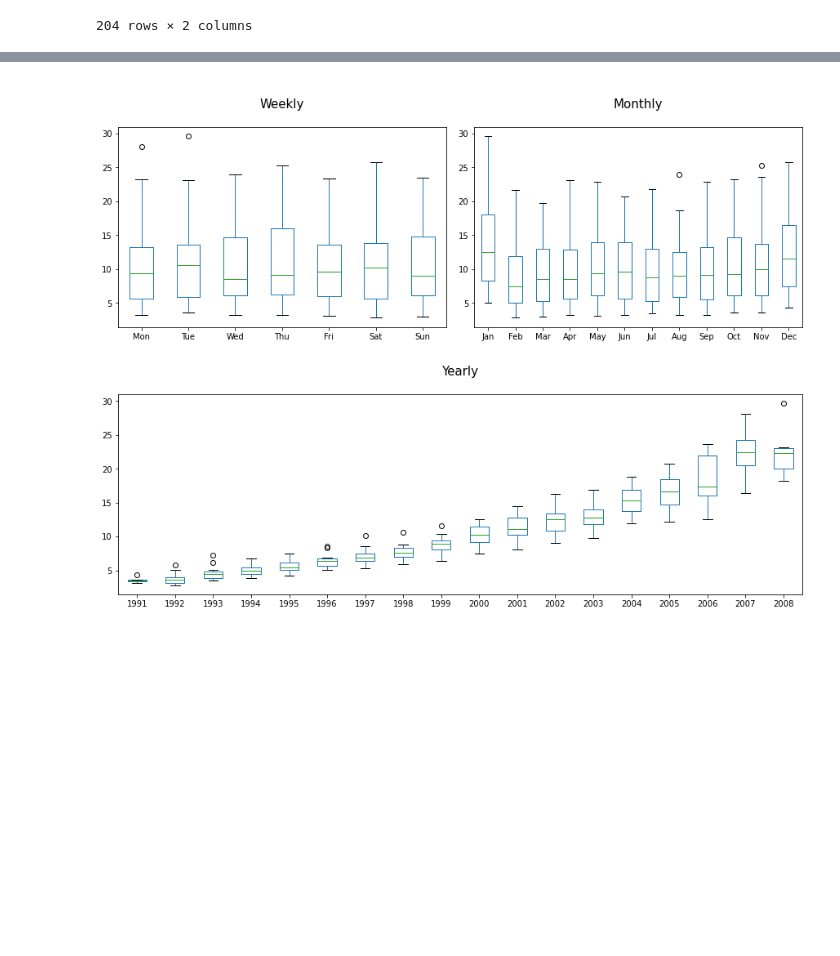
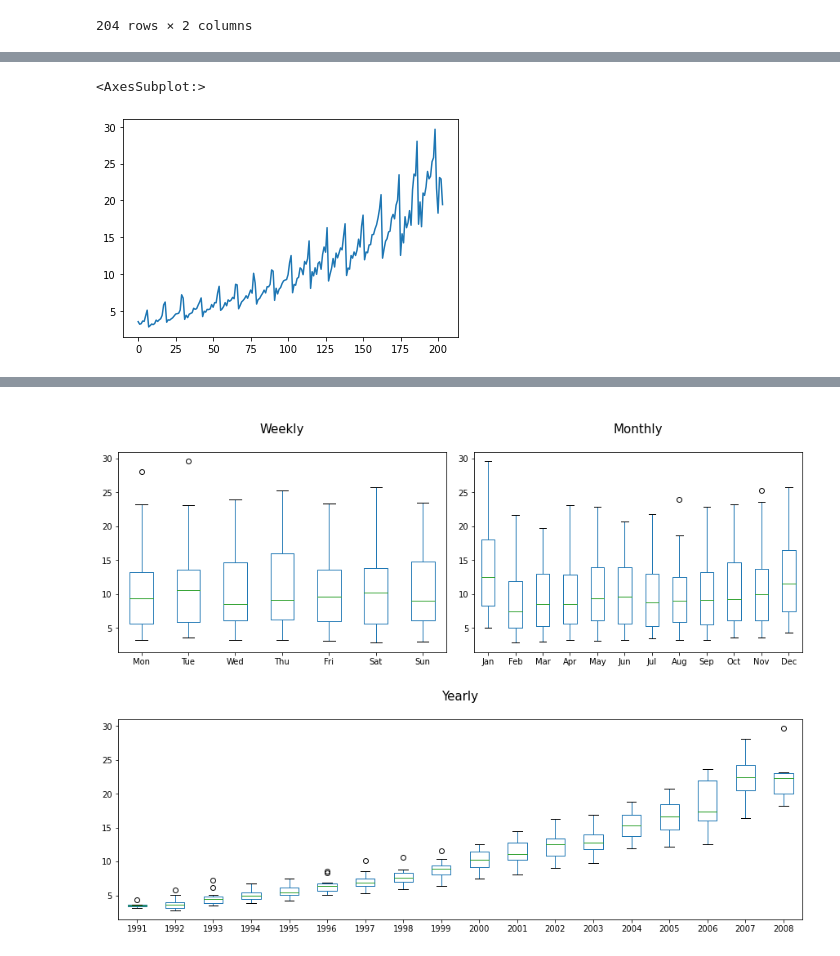
Before and after one commit to AaronNHorvitz/WanderingGoose, a Jupyter notebook: Sandbox/Time Series EDA.ipynb, the cells around one changed output, grey strips where cells are left out. Drawn from its saved outputs; the diff is of its cells as text; code cells hidden in the pictures; blank space fills up the shorter version.

```diff
--- a/Sandbox/Time Series EDA.ipynb
+++ b/Sandbox/Time Series EDA.ipynb
@@ -31,0 +60,12 @@ df
+# %%
+data = pd.DataFrame(
+    lowess(endog=df['y'],exog=np.arange(len(df['y'])),frac=0.15)[:, 1], columns=['y_lowess']
+)
+data = pd.merge(df,data, left_index=True, right_index=True)
+
+data['residuals']=data['y']-data['y_lowess']
+# %%
+data['y'].plot()
+# %% [output]
+<AxesSubplot:>
+[figure, added]
```
Also changed, not shown: parts of 12 cells of this notebook.
